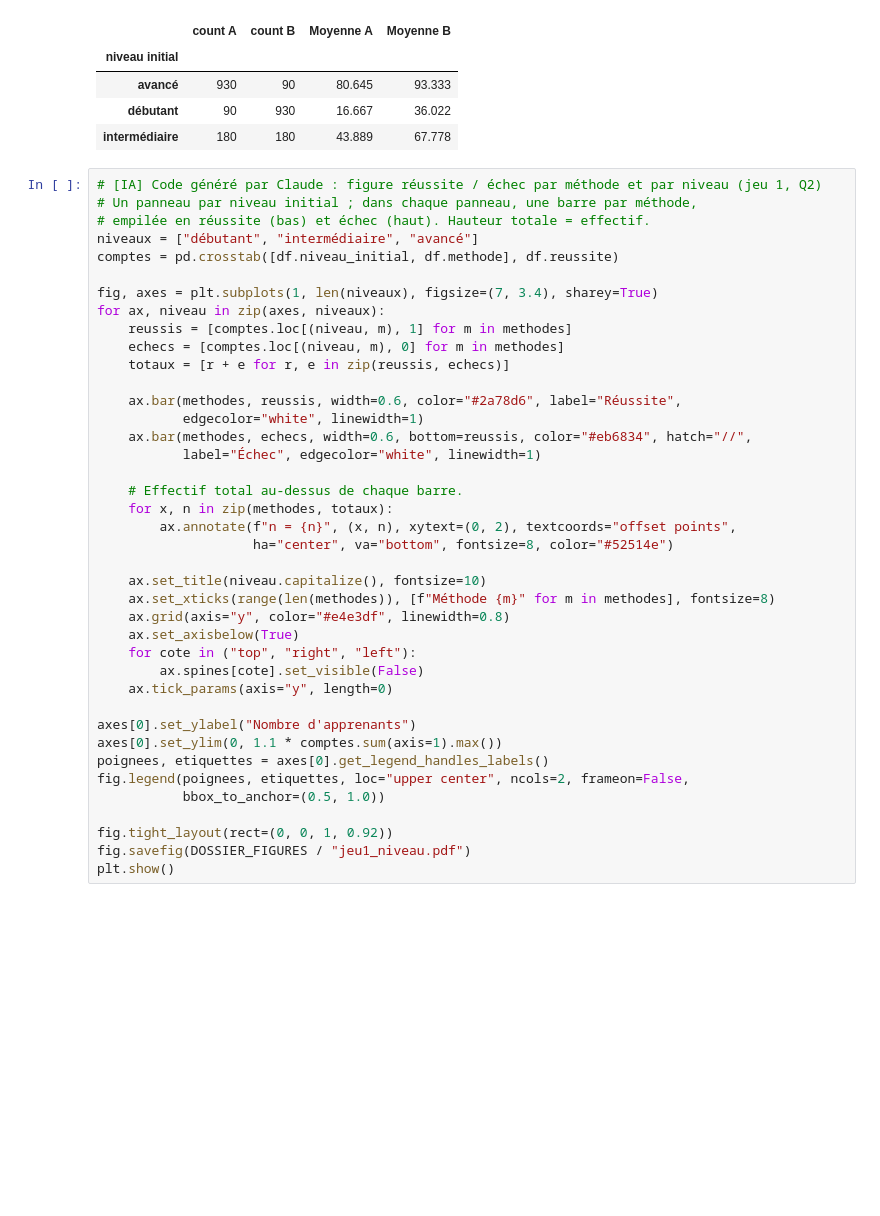
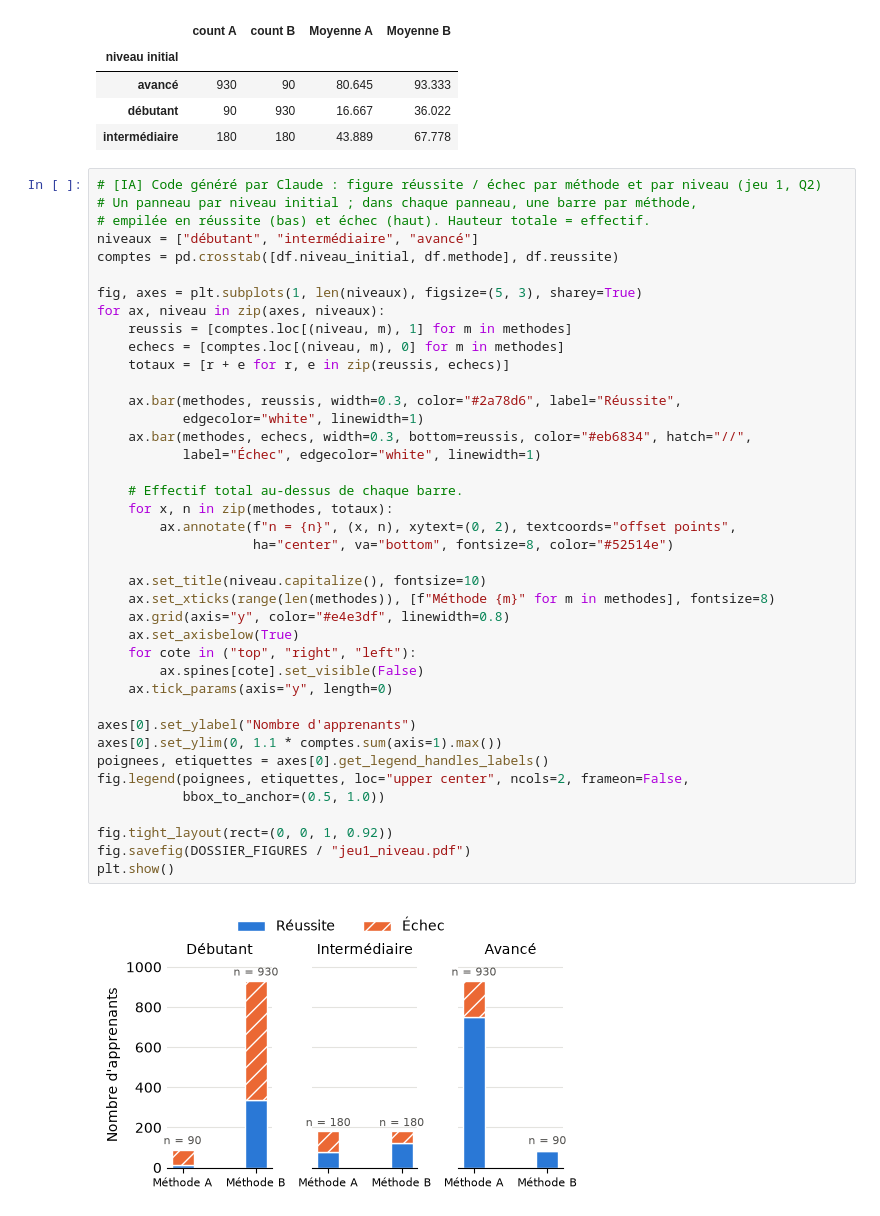
Before and after one commit to Dandalex/Devoir1ConceptStat, a Jupyter notebook: Dandrea_Devoir_I.ipynb, the cells around one changed output. Cells and saved outputs as stored; diff of their text form; blank space fills up the shorter version.

```diff
--- a/Dandrea_Devoir_I.ipynb
+++ b/Dandrea_Devoir_I.ipynb
@@ -190,36 +190,38 @@ tableau écrit dans resultats/jeu1-Q1.tex
 niveaux = ["débutant", "intermédiaire", "avancé"]
 comptes = pd.crosstab([df.niveau_initial, df.methode], df.reussite)
 
-fig, axes = plt.subplots(1, len(niveaux), figsize=(7, 3.4), sharey=True)
+fig, axes = plt.subplots(1, len(niveaux), figsize=(5, 3), sharey=True)
 for ax, niveau in zip(axes, niveaux):
     reussis = [comptes.loc[(niveau, m), 1] for m in methodes]
     echecs = [comptes.loc[(niveau, m), 0] for m in methodes]
     totaux = [r + e for r, e in zip(reussis, echecs)]
 
-    ax.bar(methodes, reussis, width=0.6, color="#2a78d6", label="Réussite",
+    ax.bar(methodes, reussis, width=0.3, color="#2a78d6", label="Réussite",
            edgecolor="white", linewidth=1)
-    ax.bar(methodes, echecs, width=0.6, bottom=reussis, color="#eb6834", hatch="//",
+    ax.bar(methodes, echecs, width=0.3, bottom=reussis, color="#eb6834", hatch="//",
            label="Échec", edgecolor="white", linewidth=1)
 
     # Effectif total au-dessus de chaque barre.
     for x, n in zip(methodes, totaux):
         ax.annotate(f"n = {n}", (x, n), xytext=(0, 2), textcoords="offset points",
                     ha="center", va="bottom", fontsize=8, color="#52514e")
 
     ax.set_title(niveau.capitalize(), fontsize=10)
     ax.set_xticks(range(len(methodes)), [f"Méthode {m}" for m in methodes], fontsize=8)
     ax.grid(axis="y", color="#e4e3df", linewidth=0.8)
     ax.set_axisbelow(True)
     for cote in ("top", "right", "left"):
         ax.spines[cote].set_visible(False)
     ax.tick_params(axis="y", length=0)
 
 axes[0].set_ylabel("Nombre d'apprenants")
 axes[0].set_ylim(0, 1.1 * comptes.sum(axis=1).max())
 poignees, etiquettes = axes[0].get_legend_handles_labels()
 fig.legend(poignees, etiquettes, loc="upper center", ncols=2, frameon=False,
            bbox_to_anchor=(0.5, 1.0))
 
 fig.tight_layout(rect=(0, 0, 1, 0.92))
 fig.savefig(DOSSIER_FIGURES / "jeu1_niveau.pdf")
 plt.show()
+# %% [output]
+[figure, added]
```
